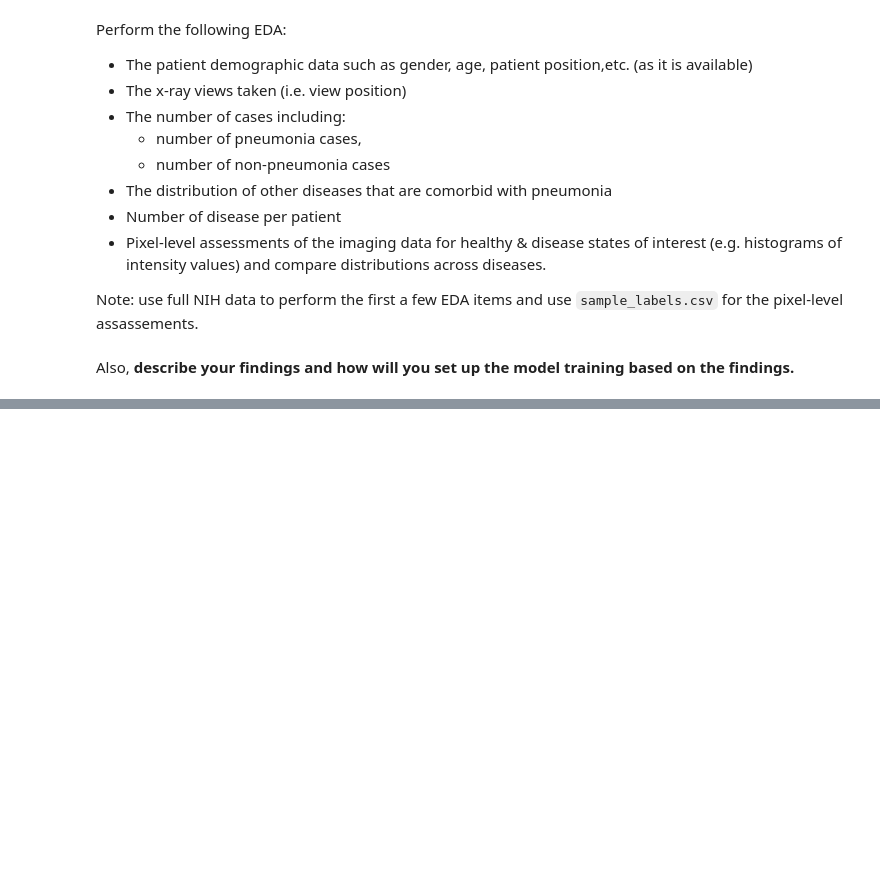
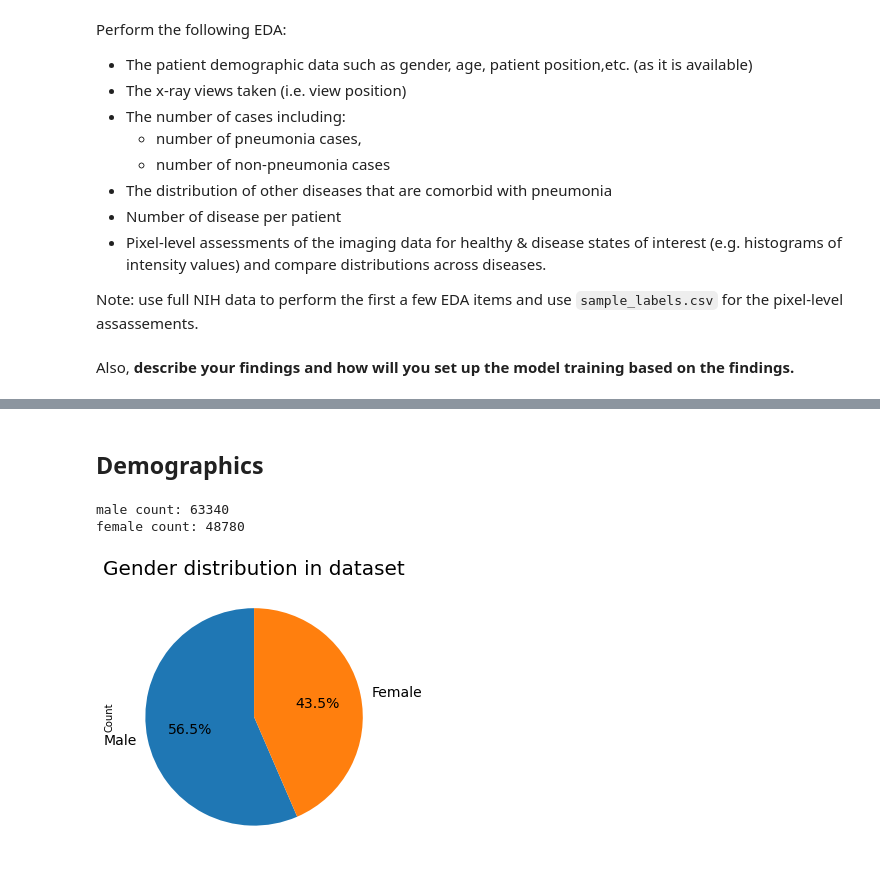
Before and after one commit to rahulatrkm/Pneumonia-Detection-from-Chest-X-Rays, a Jupyter notebook: EDA.ipynb, the cells around one changed output, grey strips where cells are left out. Saved outputs shown, nothing was run; the diff lists cells and outputs as text; code cells hidden in the pictures; blank space fills up the shorter version.

```diff
--- a/EDA.ipynb
+++ b/EDA.ipynb
@@ -73,0 +56,16 @@ images_001              images_006  images_011  train_val_list.txt
+# %% [markdown]
+## Demographics
+# %%
+gender = {}
+male_cnt = len(all_xray_df[all_xray_df["Patient Gender"] == "M"])
+gender['Count'] = [male_cnt, len(all_xray_df) - male_cnt]
+gender['Gender'] = ['Male', 'Female']
+gender_df = pd.DataFrame(gender, columns = ['Gender', 'Count'])
+gender_df.plot.pie(y = 'Count', autopct='%1.1f%%', startangle=90, shadow=False, labels=gender_df['Gender'], legend = False, fontsize=14, figsize=(5, 5))
+plt.title("Gender distribution in dataset", fontsize=20)
+print("male count:", male_cnt)
+print("female count:", len(all_xray_df)-male_cnt)
+# %% [output]
+male count: 63340
+female count: 48780
+[figure, added]
```
Also changed, not shown: parts of 25 cells of this notebook.
